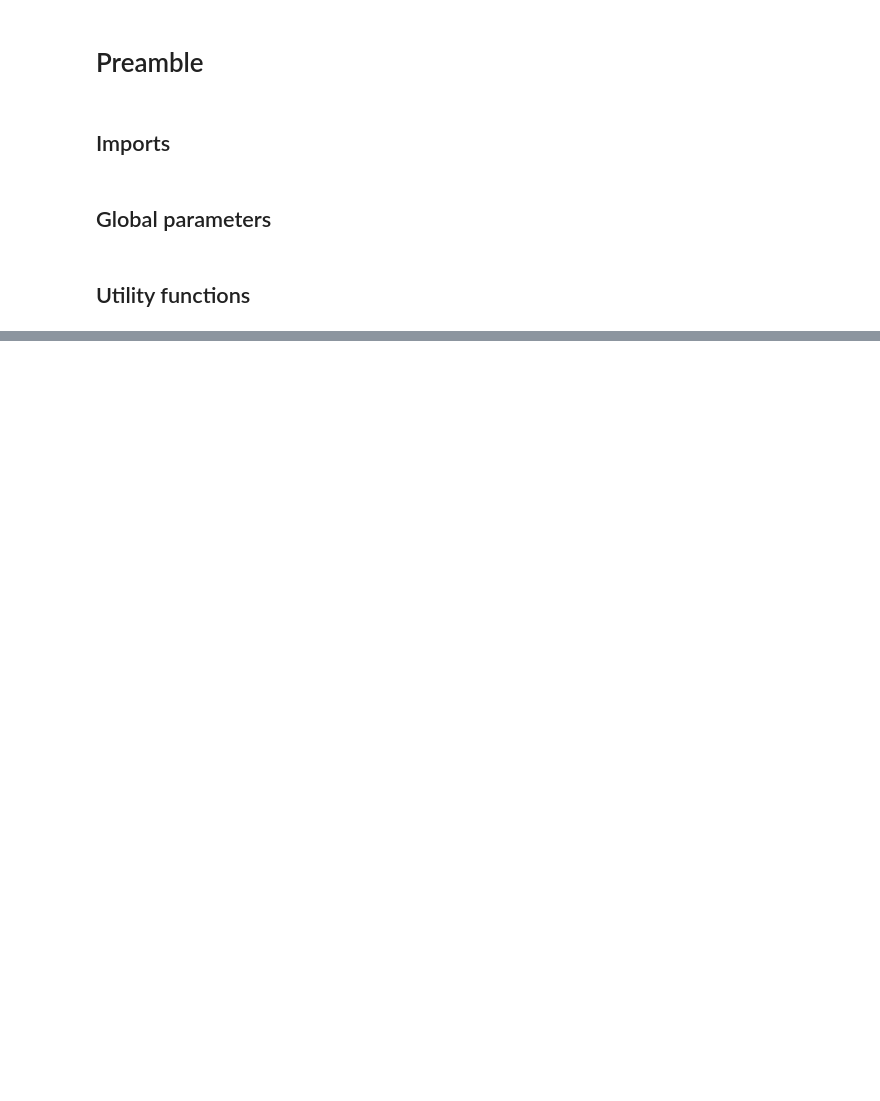
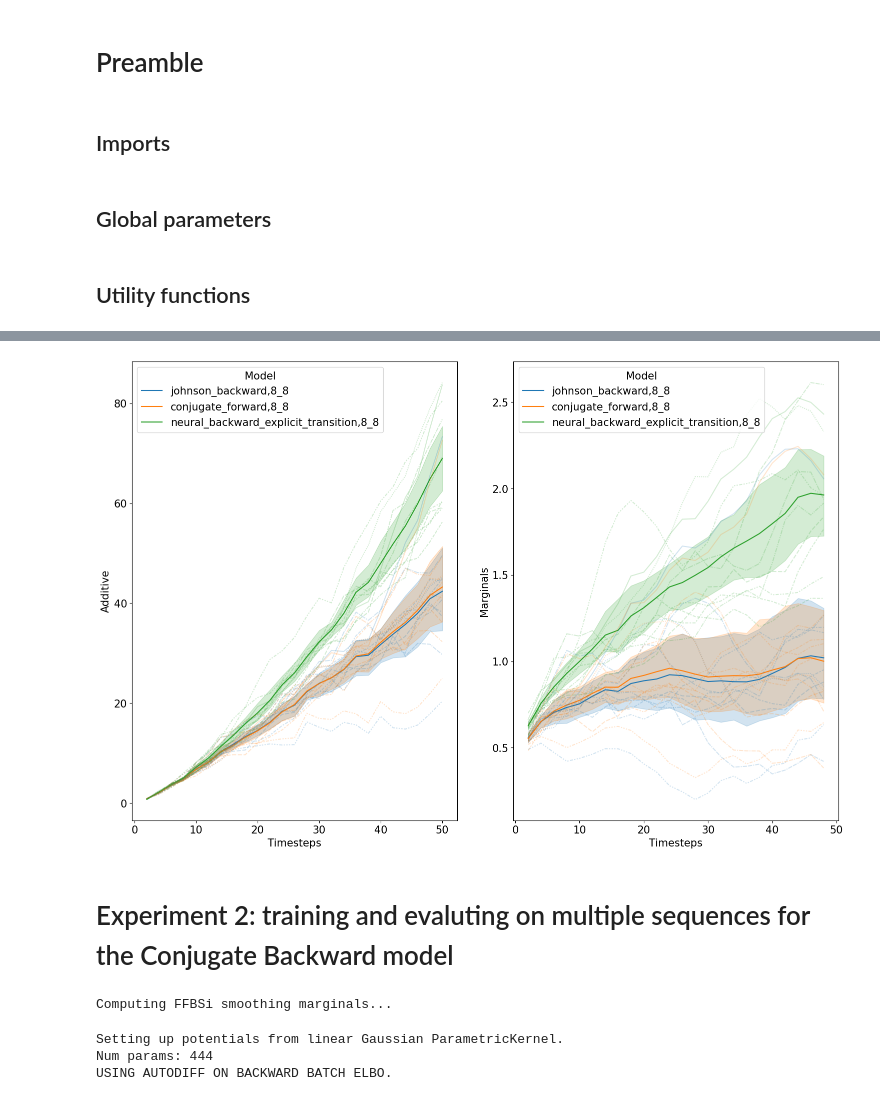
Before and after one commit to mchagneux/backward_ica, a Jupyter notebook: experiments.ipynb, the cells around one changed output, grey strips where cells are left out. Cells and saved outputs as stored; diff of their text form; code cells hidden in the pictures; blank space fills up the shorter version.

```diff
--- a/experiments.ipynb
+++ b/experiments.ipynb
@@ -37,18 +26,16 @@ matplotlib.rc('font',size=15)
 # %% [markdown]
 ## Global parameters
 # %%
-os.makedirs(exp_path, exist_ok=True)
-
-def set_p_args(load):
+def set_p_args(load, model, seq_length, n_bootstrap, n_ffbsi, exp_path, d_x, d_y):
   if load:
     p_args = load_args('p_args', exp_path)
   else:
+    os.makedirs(exp_path)
     p_args = argparse.Namespace()
-    p_args.state_dim, p_args.obs_dim = 10,10
-    p_args.model = 'nonlinear_emission'
+    p_args.state_dim, p_args.obs_dim = d_x, d_y
+    p_args.model = model
     p_args.load_from = ''
     p_args.loaded_seq = False
-    p_args.num_seqs = num_seqs
     p_args.seq_length = seq_length
     p_args = get_defaults(p_args)
     save_args(p_args,'p_args',exp_path)
@@ -56,7 +43,7 @@ def set_p_args(load):
   p_args.num_smooth_particles = n_ffbsi
   return p_args
 
-def set_q_args(p_args, model, load):
+def set_q_args(load, exp_path, num_epochs, p_args, model):
   model_path = os.path.join(exp_path, model)
   if load:
     q_args = load_args('q_args', model_path)
@@ -69,7 +56,7 @@ def set_q_args(p_args, model, load):
     q_args.optimizer = 'adam'
     q_args.learning_rate = 1e-2
     q_args.optim_options = 'cst'
-    q_args.num_epochs = num_epochs_vi_learning
+    q_args.num_epochs = num_epochs
     q_args.num_samples = 2
     q_args.training_mode = f'reset,{p_args.seq_length},1'
     q_args.elbo_mode = 'autodiff_on_batch'
@@ -421,0 +457,8 @@ USING AUTODIFF ON BACKWARD BATCH ELBO.
+# %%
+timesteps = get_timesteps(p_args, num_eval_points=25)
+
+key, key_smc = jax.random.split(key, 2)
+
+key, key_vi = jax.random.split(key, 2)
+
+smc_paths = get_smc_paths(key_smc, p, theta, timesteps, ys, load, exp_path)
@@ -421,0 +467,8 @@ USING AUTODIFF ON BACKWARD BATCH ELBO.
+# %%
+load=False
+vi_marginals = []
+for model in q_models:
+  q_args = set_q_args(load, exp_path, num_epochs_vi_learning, p_args, model)
+  q, params_q = get_params_q(key_vi, p, theta, p_args, q_args, (xs, ys), load, exp_path, load)
+  params_q = [params_q]*num_seqs
+  vi_marginals.append(get_vi_marginals(q, params_q, q_args, ys, timesteps, load, exp_path))
@@ -421,0 +486,10 @@ USING AUTODIFF ON BACKWARD BATCH ELBO.
+# %%
+errors_all_models = []
+for nb, model in enumerate(q_models):
+  errors_all_models.append(errors_1st_moment(smc_paths, vi_marginals[nb], timesteps))
+
+additive_dfs, marginals_dfs = plot_errors_multiple_models(q_models, errors_all_models)
+# %% [output]
+[figure, added]
+# %% [markdown]
+# Experiment 2: training and evaluting on multiple sequences for the Conjugate Backward model
@@ -421,0 +515,18 @@ USING AUTODIFF ON BACKWARD BATCH ELBO.
+# %%
+key, key_smc = jax.random.split(key, 2)
+timesteps = get_timesteps(p_args, num_eval_points=25)
+smc_paths = get_smc_paths(key_smc, p, theta, timesteps, ys, load, exp_path)
+# %% [output]
+Computing FFBSi smoothing marginals...
+# %%
+q_model = 'johnson_backward,100'
+num_epochs_vi = 1000
+q_args = set_q_args(load, exp_path, num_epochs_vi, p_args, model)
+key, key_vi = jax.random.split(key, 2)
+q, params_q = get_params_q(key_vi, p, theta, p_args, q_args, (xs, ys), load, exp_path, individual_params_per_seq)
+vi_marginals = get_vi_marginals(q, params_q, q_args, ys, timesteps, load, exp_path)
+get_vi_backwd_params = get_vi_backwd_params(q, params_q, ys)
+# %% [output]
+Setting up potentials from linear Gaussian ParametricKernel.
+Num params: 444
+USING AUTODIFF ON BACKWARD BATCH ELBO.
```
Also changed, not shown: parts of 13 cells of this notebook, 1 other file.
